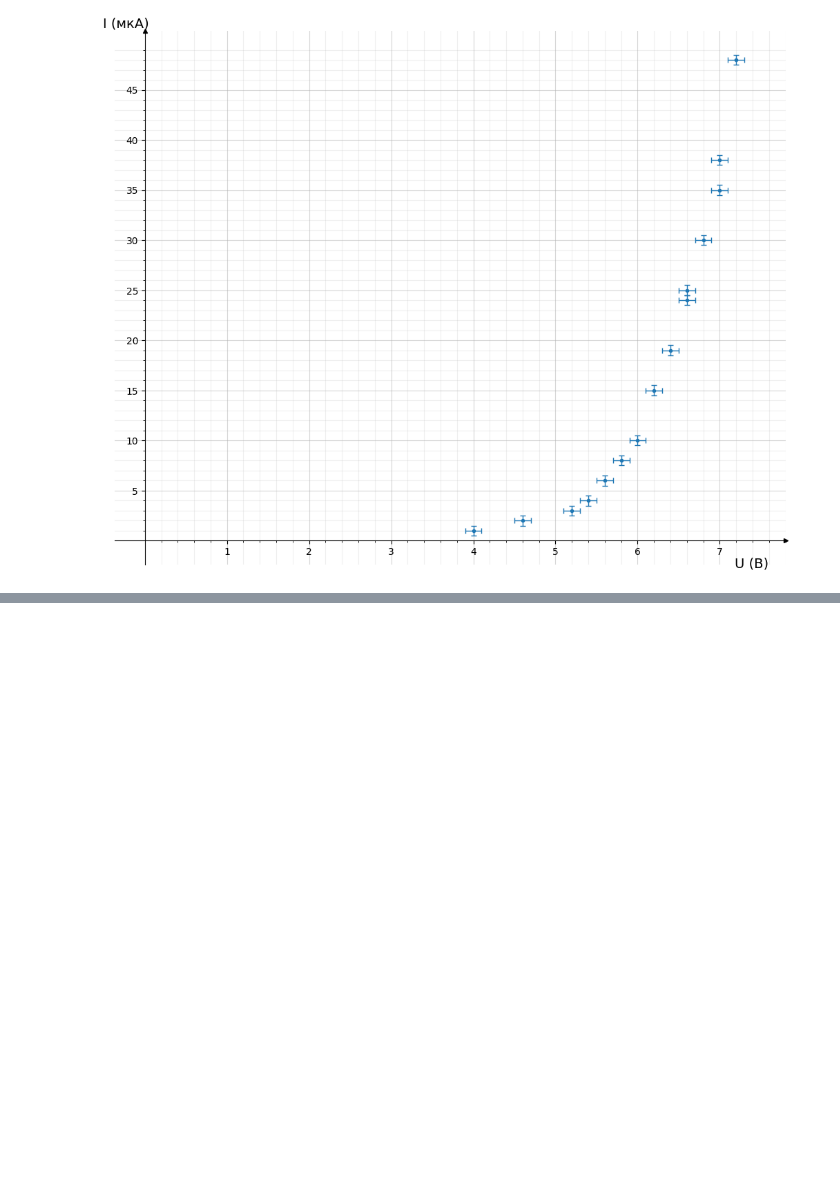
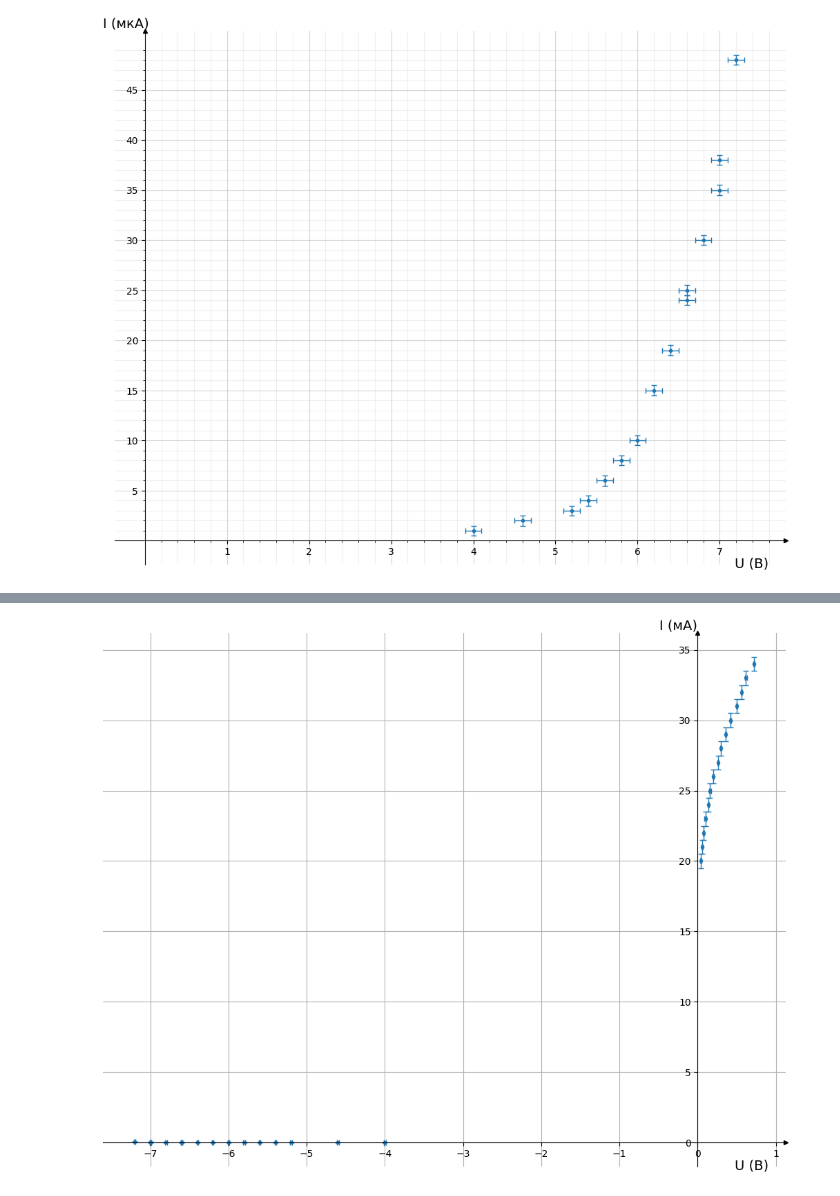
Before and after one commit to abezpalov/lab, a Jupyter notebook: 2023_physics/lab_e_7.ipynb, the cells around one changed output, grey strips where cells are left out. Cells and saved outputs as stored; diff of their text form; code cells hidden in the pictures; blank space fills up the shorter version.

```diff
--- a/2023_physics/lab_e_7.ipynb
+++ b/2023_physics/lab_e_7.ipynb
@@ -314,0 +467,49 @@ plt.show()
+# %%
+fig, ax = plt.subplots(figsize=(10, 8), layout='constrained')
+
+# matplotlib.pyplot.errorbar(x, y, yerr=None, xerr=None, fmt='',
+# ecolor=None, elinewidth=None, capsize=None, barsabove=False,
+# lolims=False, uplims=False, xlolims=False, xuplims=False,
+# errorevery=1, capthick=None, *, data=None, **kwargs)[source]
+
+ax.errorbar(U_i, I_i, yerr=delta_I_i, xerr=delta_U_i, fmt='.', linewidth=1, capsize=3)
+
+# Рисуем оси
+ax.spines[['top', 'right']].set_visible(False)
+ax.spines[['top', 'right']].set_visible(False)
+ax.spines['bottom'].set_position('zero')
+ax.spines['left'].set_position('zero')
+
+# Рисуем стрелочки
+arrow_fmt = dict(markersize=4, color='black', clip_on=False)
+ax.plot((1), (0), marker='>', transform=ax.get_yaxis_transform(), **arrow_fmt)
+ax.plot((0), (1), marker='^', transform=ax.get_xaxis_transform(), **arrow_fmt)
+
+# Create 'x' and 'y' labels placed at the end of the axes
+ax.set_xlabel(f'U ({U_unit})', size=14, labelpad=0, x=.95)
+ax.set_ylabel(f'I ({I_unit})', size=14, labelpad=0, y=1., rotation=0)
+
+# Create custom major ticks to determine position of tick labels
+x_frequency, y_frequency = 1.0, 5.0
+xmin, xmax, ymin, ymax = -10, 8, -1, 50
+
+x_ticks = np.arange(xmin, xmax, x_frequency)
+x_ticks_minor = np.arange(xmin, xmax, x_frequency/5)
+
+y_ticks = np.arange(ymin, ymax, y_frequency)
+y_ticks_minor = np.arange(ymin, ymax, y_frequency/5)
+
+# ax.set_xticks(x_ticks[x_ticks**2 > 0.005])
+# ax.set_yticks(y_ticks[y_ticks**2 > 0.005])
+# ax.set_xticks(x_ticks_minor, minor=True)
+# ax.set_yticks(y_ticks_minor, minor=True)
+ax.grid(which='both')
+# ax.grid(which='minor', alpha=0.2)
+# ax.grid(which='major', alpha=0.5)
+
+# ax.set_title('')
+# ax.legend()
+
+plt.show()
+# %% [output]
+[figure, added]
```
Also changed, not shown: parts of 10 cells of this notebook.
